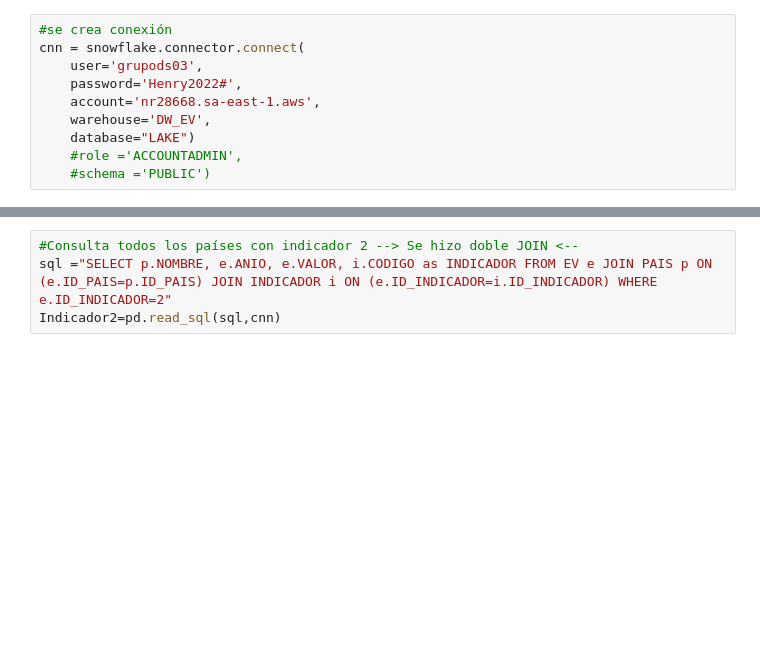
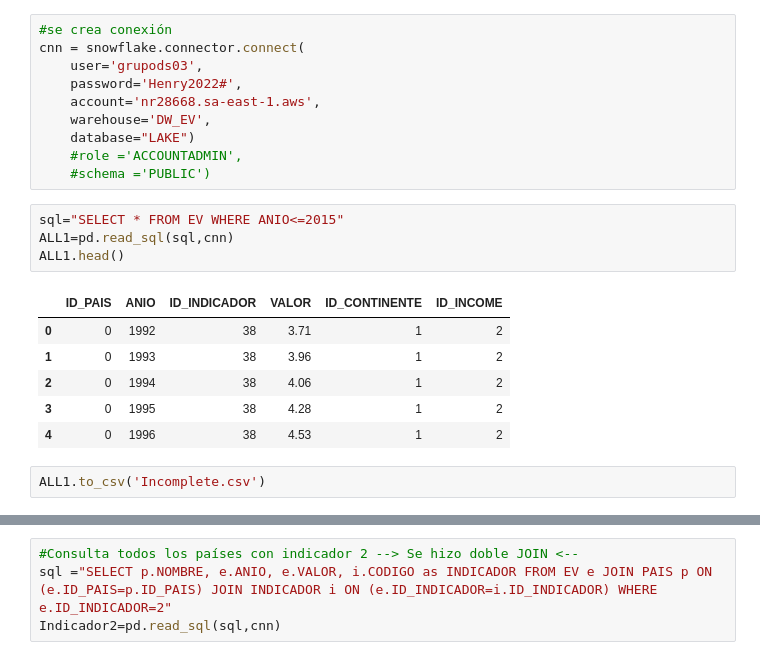
Before and after one commit to grupohenryds03/esperanza_vida, a Jupyter notebook: snowflake_DataLake.ipynb, the cells around one changed output, grey strips where cells are left out. Drawn from its saved outputs; the diff is of its cells as text; blank space fills up the shorter version.

```diff
--- a/snowflake_DataLake.ipynb
+++ b/snowflake_DataLake.ipynb
@@ -493,3 +493,16 @@ cnn = snowflake.connector.connect(
     database="LAKE")
     #role ='ACCOUNTADMIN',
     #schema ='PUBLIC')
+# %%
+sql="SELECT * FROM EV WHERE ANIO<=2015"
+ALL1=pd.read_sql(sql,cnn)
+ALL1.head()
+# %% [output]
+|  | ID_PAIS | ANIO | ID_INDICADOR | VALOR | ID_CONTINENTE | ID_INCOME |
+| 0 | 0 | 1992 | 38 | 3.71 | 1 | 2 |
+| 1 | 0 | 1993 | 38 | 3.96 | 1 | 2 |
+| 2 | 0 | 1994 | 38 | 4.06 | 1 | 2 |
+| 3 | 0 | 1995 | 38 | 4.28 | 1 | 2 |
+| 4 | 0 | 1996 | 38 | 4.53 | 1 | 2 |
+# %%
+ALL1.to_csv('Incomplete.csv')
```
Also changed, not shown: parts of 11 cells of this notebook, 3 other files.
